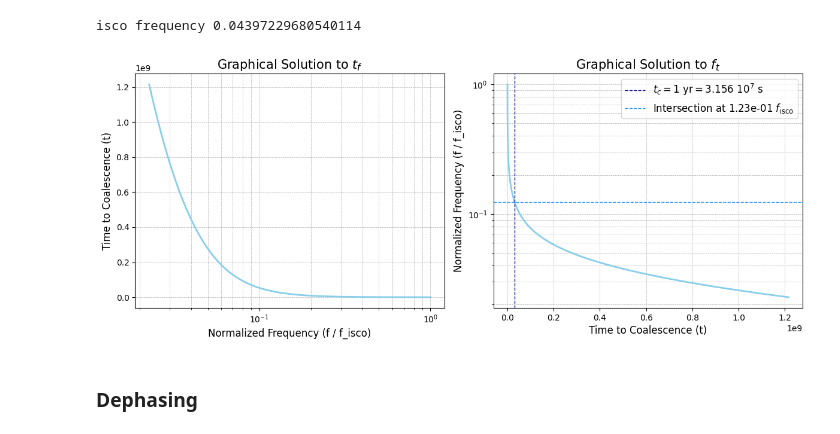
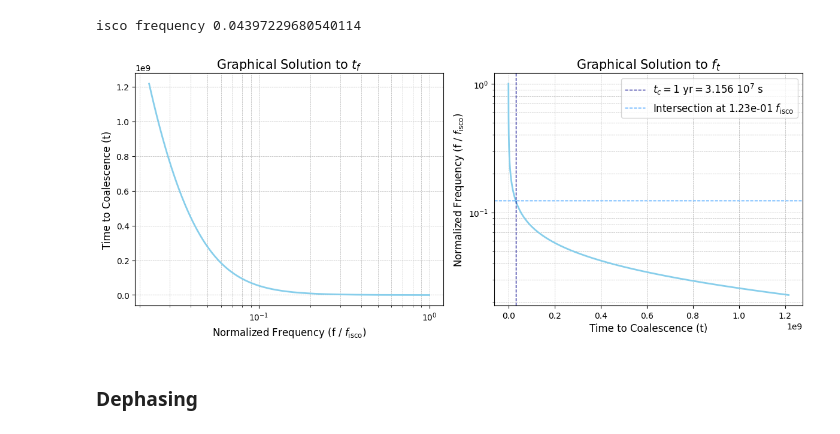
Before and after one commit to nicolegrillo/BinaryEvolution, a Jupyter notebook: Phase_extraction-MAIN.ipynb, the cells around one changed output. Cells and saved outputs as stored; diff of their text form; code cells hidden in the pictures.

```diff
--- a/Phase_extraction-MAIN.ipynb
+++ b/Phase_extraction-MAIN.ipynb
@@ -1355,7 +1355,7 @@ isco frequency 0.04397229680540114
 # %%
 # Find coalescence time by integration
 
-def time_to_coal(freqs, df_dt):
+def time_to_coal_by_hand(freqs, df_dt):
 
     '''Finds the coalescence time (assuming all the environments) integrating over the frequency domain.'''
 
@@ -1367,6 +1367,19 @@ def time_to_coal(freqs, df_dt):
         t_coal_f.append(np.trapz(to_integrate[:len(f_range)], x=f_range))
 
     return np.array(t_coal_f)
+
+# Find coalescence time by integration
+
+def time_to_coal(freqs, df_dt):
+
+    '''Finds the coalescence time (assuming all the environments) integrating over the frequency domain.'''
+
+    to_integrate = df_dt**(-1)
+
+    # Compute the cumulative integral of the function using trapezoidal rule --> much faster way
+    t_coal_f = cumulative_trapezoid(to_integrate, x=freqs, initial=0)
+
+    return np.array(t_coal_f)
 # %%
 # Find df_dt with which to work
 
@@ -1377,28 +1390,28 @@ f_1yr = np.interp(3.156e7, time_to_coal_data, freqs_b) / f_isco_b
 # %%
 fig, ax = plt.subplots(1, 2, figsize=(12, 5))
 
 ax[1].semilogy(time_to_coal_data, freqs_b / f_isco, c='skyblue', linewidth=2)
 ax[1].set_xlabel('Time to Coalescence (t)', fontsize=12)
-ax[1].set_ylabel('Normalized Frequency (f / f_isco)', fontsize=12)
+ax[1].set_ylabel('Normalized Frequency (f / $f_{\mathrm{isco}}$)', fontsize=12)
 
 ax[0].semilogx(freqs_b / f_isco, time_to_coal_data, c='skyblue', linewidth=2)
 ax[0].set_ylabel('Time to Coalescence (t)', fontsize=12)
-ax[0].set_xlabel('Normalized Frequency (f / f_isco)', fontsize=12)
+ax[0].set_xlabel('Normalized Frequency (f / $f_{\mathrm{isco}}$)', fontsize=12)
 ax[0].grid(True, which="both", linestyle='--', linewidth=0.5)
 
 ax[1].axvline(3.156e7, c='darkblue', linestyle='--', label=f'$t_c = 1 \ \mathrm{{yr}} = 3.156 \ 10^7 \ \mathrm{{s}}$', linewidth=1)
 ax[1].axhline(f_1yr, c='dodgerblue', linestyle='--', label=f'Intersection at {f_1yr:.2e} $f_{{\mathrm{{isco}}}}$', linewidth=1)
 ax[1].grid(True, which="both", linestyle='--', linewidth=0.5)
 
 ax[1].set_title('Graphical Solution to $f_t$', fontsize=15)
 ax[0].set_title('Graphical Solution to $t_f$', fontsize=15)
 
 plt.legend(fontsize='large')
 
 plt.tight_layout()
 plt.show()
 # %% [output]
-[figure, old version]
+[figure, new version]
 # %%
 # Increase rho_s_i grid size
 
```
Also changed, not shown: parts of 19 cells of this notebook, 1 other file.
